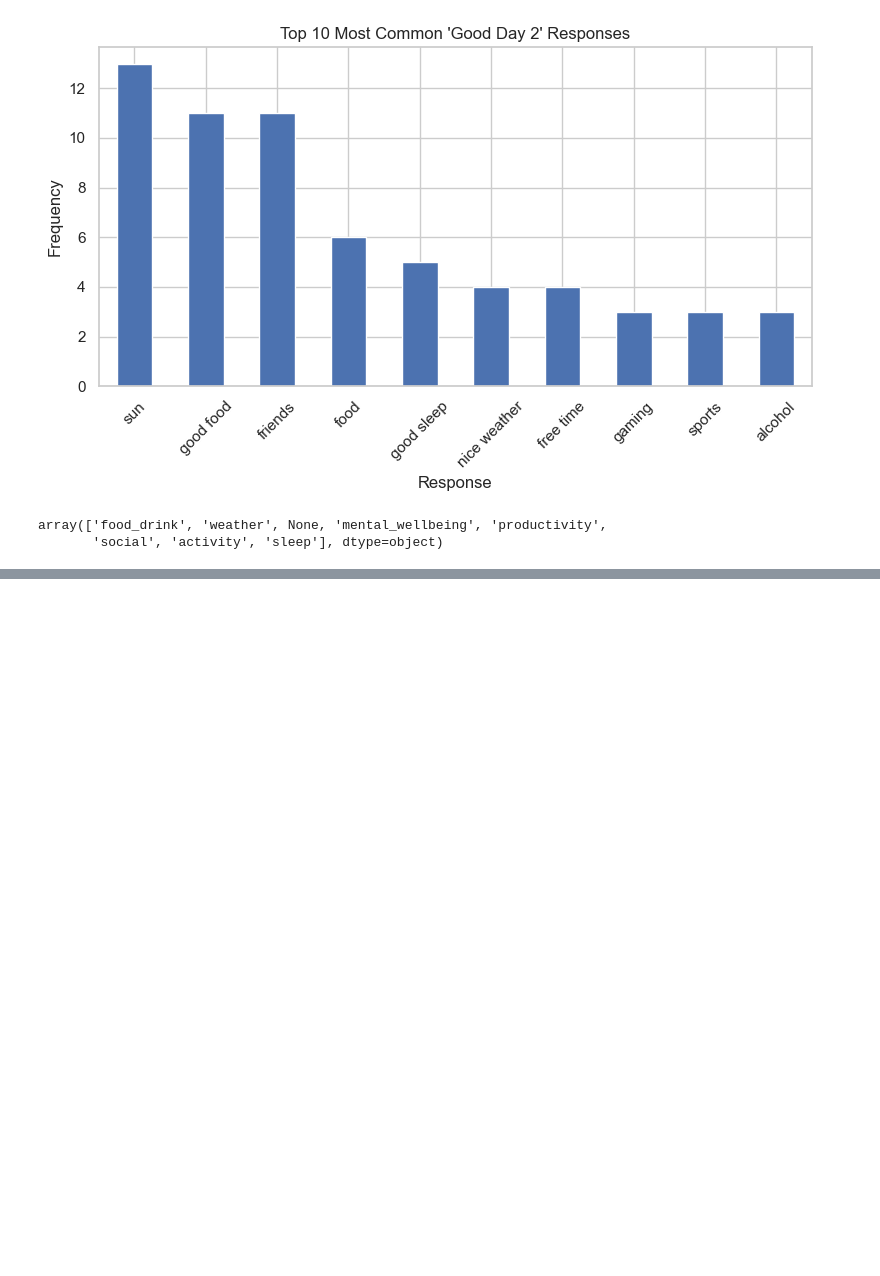
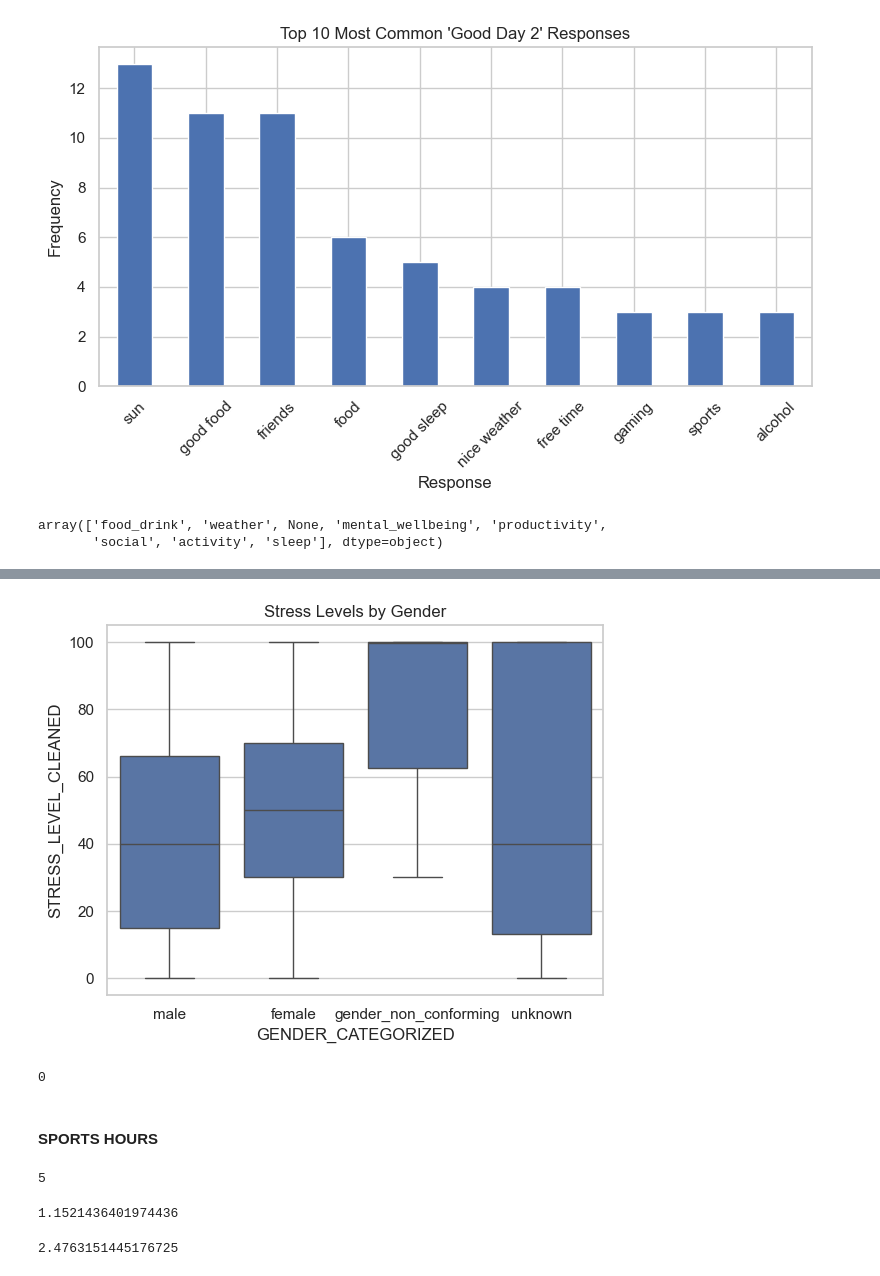
Before and after one commit to rahil1303/dmt-assignment1-2025, a Jupyter notebook: notebooks/Iteration_2_eda.ipynb, the cells around one changed output, grey strips where cells are left out. Saved outputs shown, nothing was run; the diff lists cells and outputs as text; code cells hidden in the pictures; blank space fills up the shorter version.

```diff
--- a/notebooks/Iteration_2_eda.ipynb
+++ b/notebooks/Iteration_2_eda.ipynb
@@ -1025,0 +1074,6 @@ missing_cleaned
+# %%
+sns.boxplot(x='GENDER_CATEGORIZED', y='STRESS_LEVEL_CLEANED', data=df)
+plt.title('Stress Levels by Gender')
+plt.show()
+# %% [output]
+[figure, added]
@@ -1025,0 +1086,18 @@ missing_cleaned
+# %%
+df["GENDER_CATEGORIZED"].isna().sum()
+# %% [output]
+0
+# %% [markdown]
+#### SPORTS HOURS
+# %%
+df["SPORTS_HOURS_CLEANED"].isna().sum()
+# %% [output]
+5
+# %%
+df["SPORTS_HOURS_CLEANED"].skew()
+# %% [output]
+1.1521436401974436
+# %%
+df["SPORTS_HOURS_CLEANED"].kurt()
+# %% [output]
+2.4763151445176725
```
Also changed, not shown: parts of 36 cells of this notebook, 1 other file.
